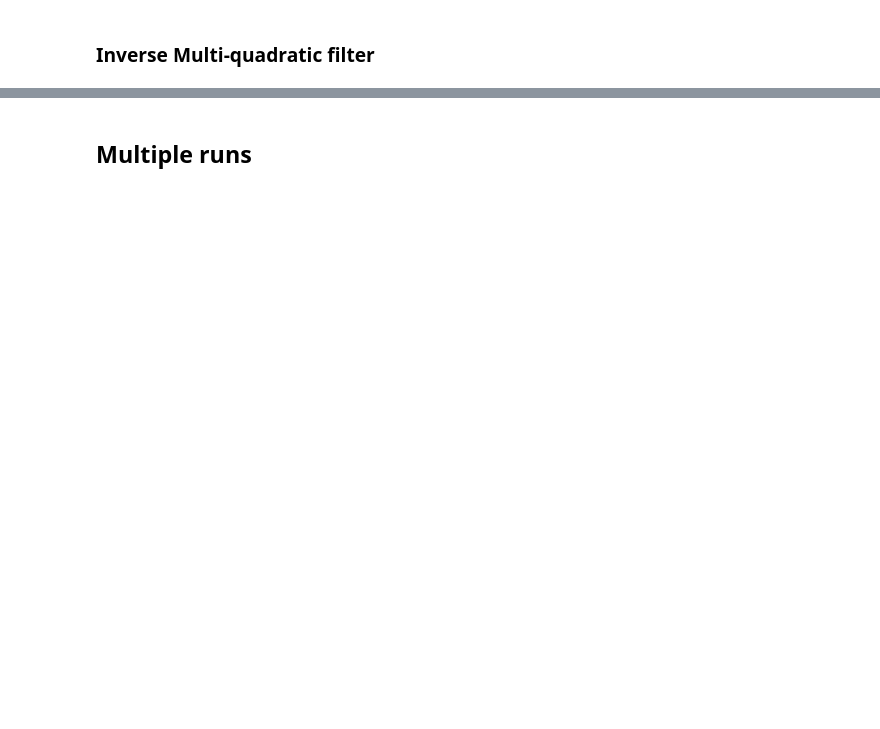
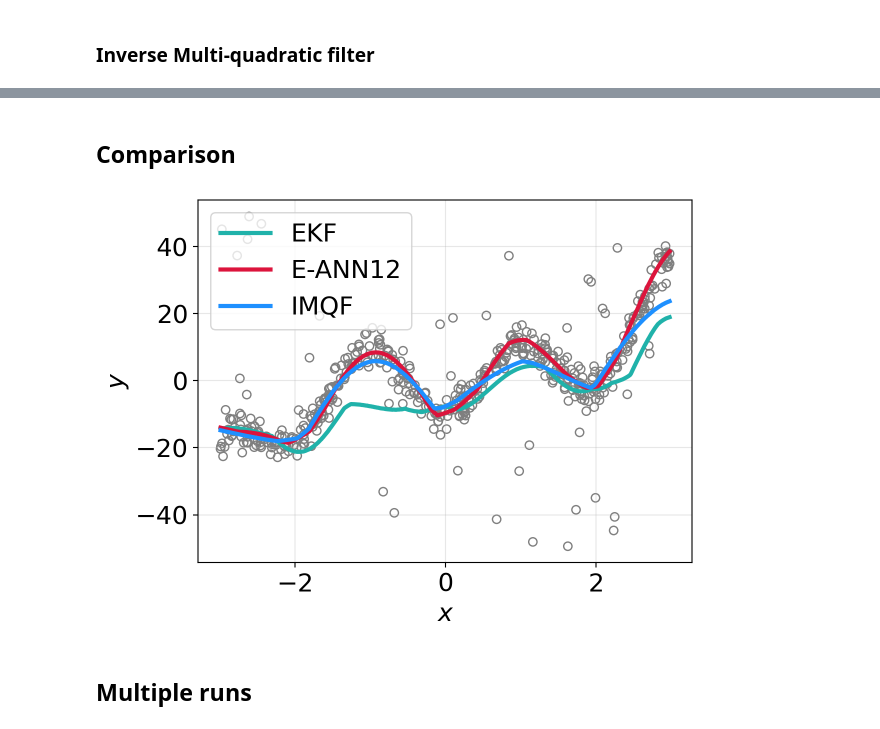
Before and after one commit to gerdm/weighted-likelihood-filter, a Jupyter notebook: experiments/online-mlp-training.ipynb, the cells around one changed output, grey strips where cells are left out. Saved outputs shown, nothing was run; the diff lists cells and outputs as text; code cells hidden in the pictures; blank space fills up the shorter version.

```diff
--- a/experiments/online-mlp-training.ipynb
+++ b/experiments/online-mlp-training.ipynb
@@ -217,6 +217,21 @@ Wall time: 38.7 s
 soft_threshold = bo.max["params"]["soft_threshold"]
 err_imq_final, (agent_imq, bel_imq) = filter_imqf(soft_threshold)
 yhat_imq = agent_imq.link_fn(bel_imq.mean, xtest[:, None]).ravel()
+# %% [markdown]
+## Comparison
+# %%
+plt.scatter(x, y, edgecolors="tab:gray", c="none")
+plt.plot(xtest, yhat_ekf, c="lightseagreen", linewidth=3, label="EKF")
+plt.plot(xtest, yhat_rekf, c="crimson", linewidth=3, label="E-ANN12")
+plt.plot(xtest, yhat_imq, c="dodgerblue", linewidth=3, label="IMQF")
+plt.grid(alpha=0.3)
+plt.ylabel("$y$")
+plt.xlabel("$x$")
+plt.legend()
+plt.tight_layout()
+plt.savefig("./figures/online-mlp-sample.pdf")
+# %% [output]
+[figure, new version]
 # %% [markdown]
 ## Multiple runs
 # %%
```
Also changed, not shown: parts of 10 cells of this notebook, 2 other files.
